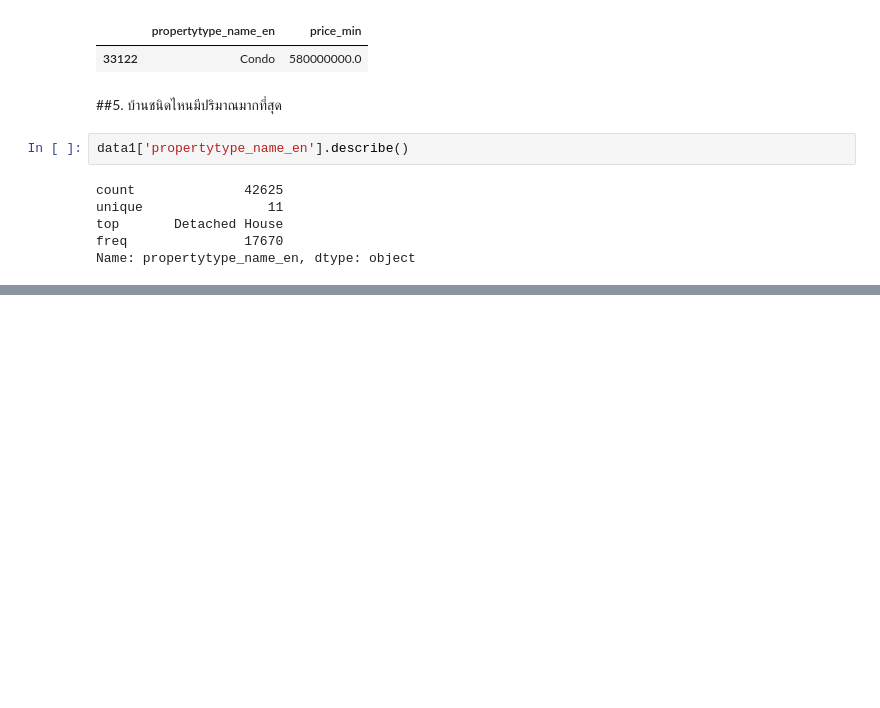
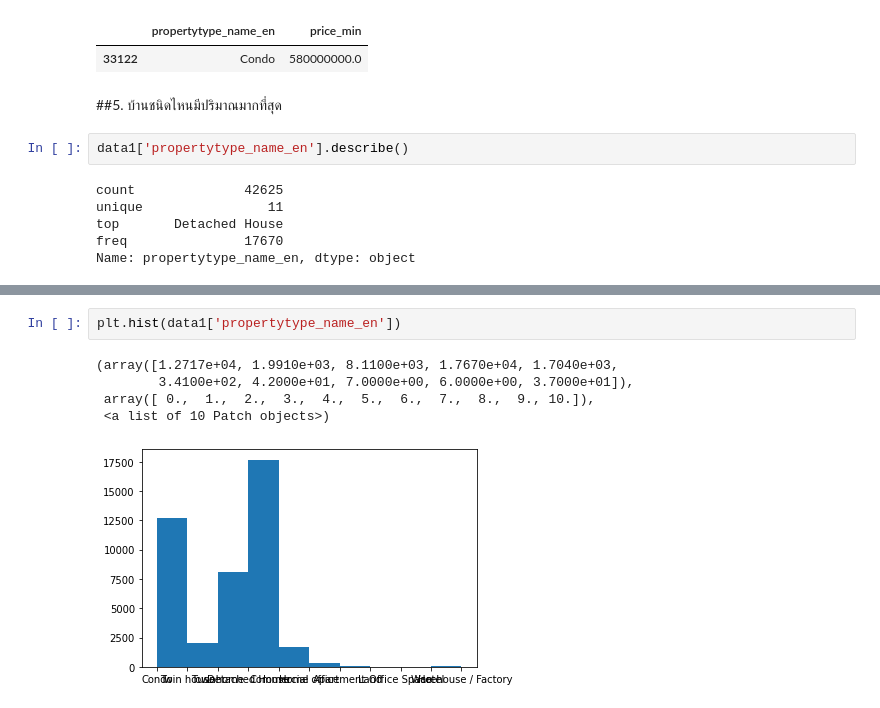
Before and after one commit to Praewphat/BasicProg_DataViz65, a Jupyter notebook: Pandas_Dataframe.ipynb, the cells around one changed output, grey strips where cells are left out. Saved outputs shown, nothing was run; the diff lists cells and outputs as text; blank space fills up the shorter version.

```diff
--- a/Pandas_Dataframe.ipynb
+++ b/Pandas_Dataframe.ipynb
@@ -336,0 +369,8 @@ Name: propertytype_name_en, dtype: object
+# %%
+plt.hist(data1['propertytype_name_en'])
+# %% [output]
+(array([1.2717e+04, 1.9910e+03, 8.1100e+03, 1.7670e+04, 1.7040e+03,
+        3.4100e+02, 4.2000e+01, 7.0000e+00, 6.0000e+00, 3.7000e+01]),
+ array([ 0.,  1.,  2.,  3.,  4.,  5.,  6.,  7.,  8.,  9., 10.]),
+ <a list of 10 Patch objects>)
+[figure, added]
```
Also changed, not shown: parts of 8 cells of this notebook.
